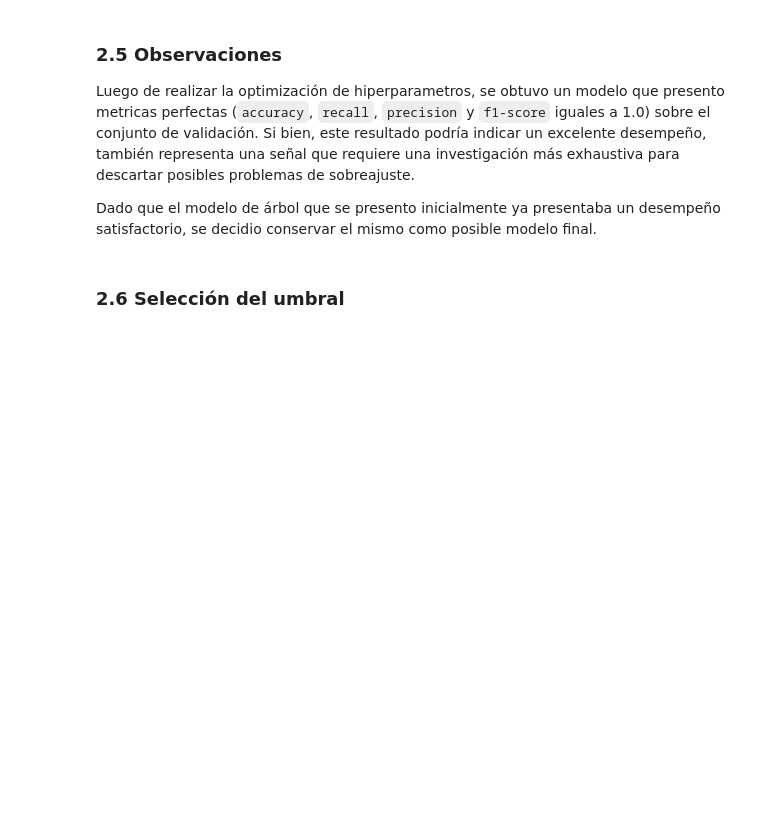
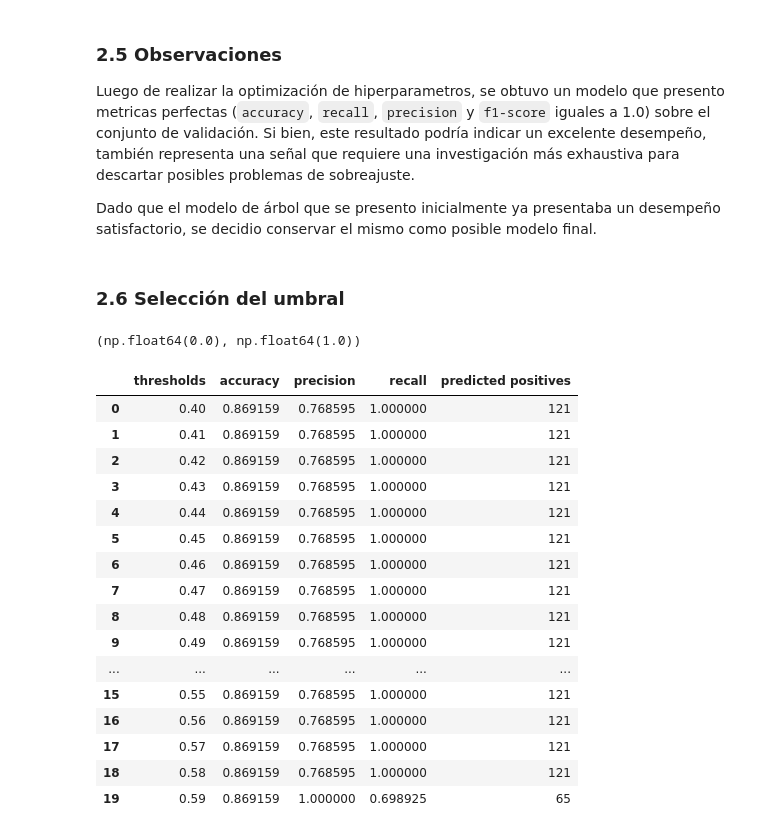
Before and after one commit to ezeperezds/Anemia-Prediction-System, a Jupyter notebook: notebooks/03_modeling.ipynb, the cells around one changed output. Cells and saved outputs as stored; diff of their text form; code cells hidden in the pictures; blank space fills up the shorter version.

Commit message:
feat: analyze decision thresholds and document threshold selection

```diff
--- a/notebooks/03_modeling.ipynb
+++ b/notebooks/03_modeling.ipynb
@@ -446,3 +446,30 @@ Luego de realizar la optimización de hiperparametros, se obtuvo un modelo que p
 Dado que el modelo de árbol que se presento inicialmente ya presentaba un desempeño satisfactorio, se decidio conservar el mismo como posible modelo final.
 # %% [markdown]
 ### 2.6 Selección del umbral
+# %%
+y_proba_tree = tree_model.predict_proba(X_val)[:, 1]
+# %%
+y_proba_tree.min(), y_proba_tree.max()
+# %% [output]
+(np.float64(0.0), np.float64(1.0))
+# %%
+thresholds_tree = show_thresholds(0.4, 0.6, y_proba_tree, y_val)
+thresholds_tree
+# %% [output]
+|  | thresholds | accuracy | precision | recall | predicted positives |
+| 0 | 0.40 | 0.869159 | 0.768595 | 1.000000 | 121 |
+| 1 | 0.41 | 0.869159 | 0.768595 | 1.000000 | 121 |
+| 2 | 0.42 | 0.869159 | 0.768595 | 1.000000 | 121 |
+| 3 | 0.43 | 0.869159 | 0.768595 | 1.000000 | 121 |
+| 4 | 0.44 | 0.869159 | 0.768595 | 1.000000 | 121 |
+| 5 | 0.45 | 0.869159 | 0.768595 | 1.000000 | 121 |
+| 6 | 0.46 | 0.869159 | 0.768595 | 1.000000 | 121 |
+| 7 | 0.47 | 0.869159 | 0.768595 | 1.000000 | 121 |
+| 8 | 0.48 | 0.869159 | 0.768595 | 1.000000 | 121 |
+| 9 | 0.49 | 0.869159 | 0.768595 | 1.000000 | 121 |
+| ... | ... | ... | ... | ... | ... |
+| 15 | 0.55 | 0.869159 | 0.768595 | 1.000000 | 121 |
+| 16 | 0.56 | 0.869159 | 0.768595 | 1.000000 | 121 |
+| 17 | 0.57 | 0.869159 | 0.768595 | 1.000000 | 121 |
+| 18 | 0.58 | 0.869159 | 0.768595 | 1.000000 | 121 |
+| 19 | 0.59 | 0.869159 | 1.000000 | 0.698925 | 65 |
```
Also changed, not shown: parts of 6 cells of this notebook.
